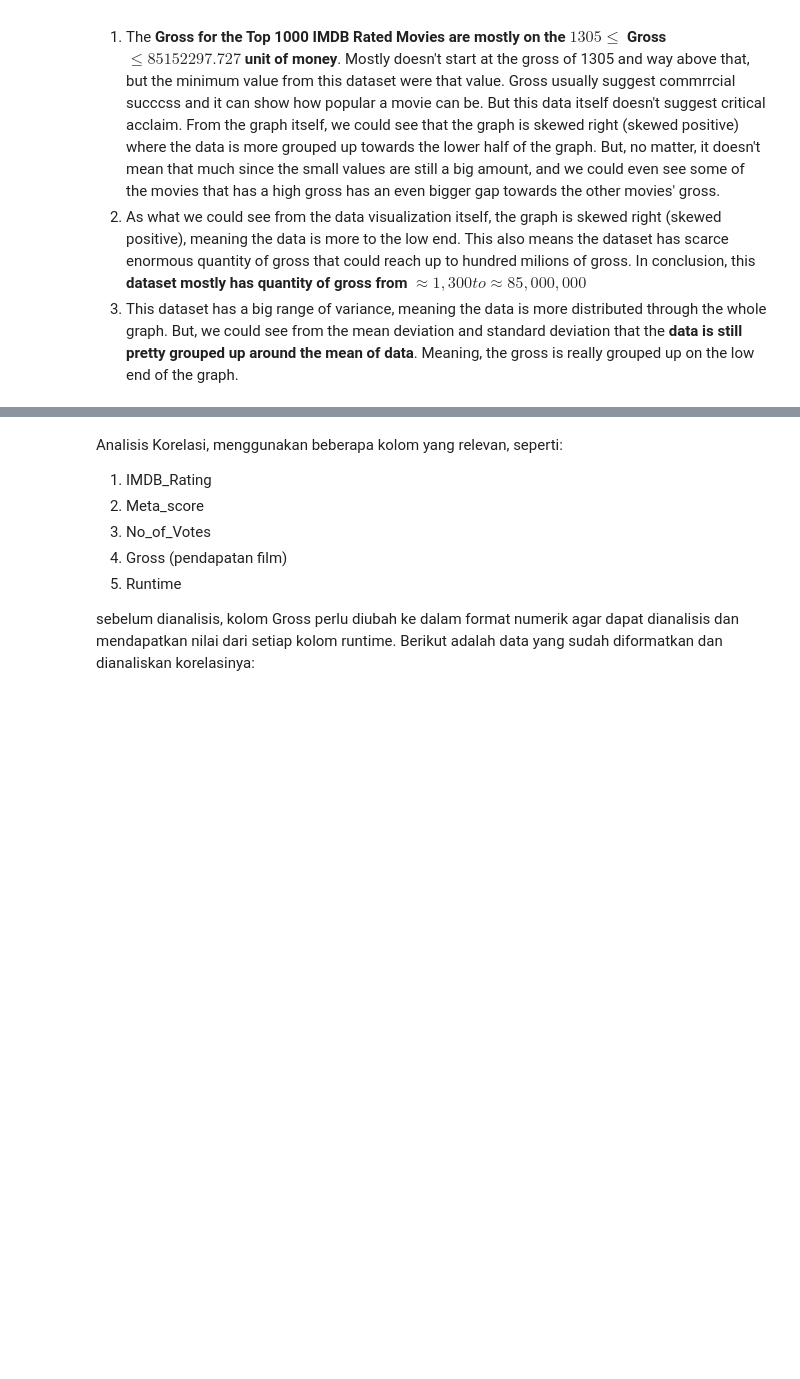
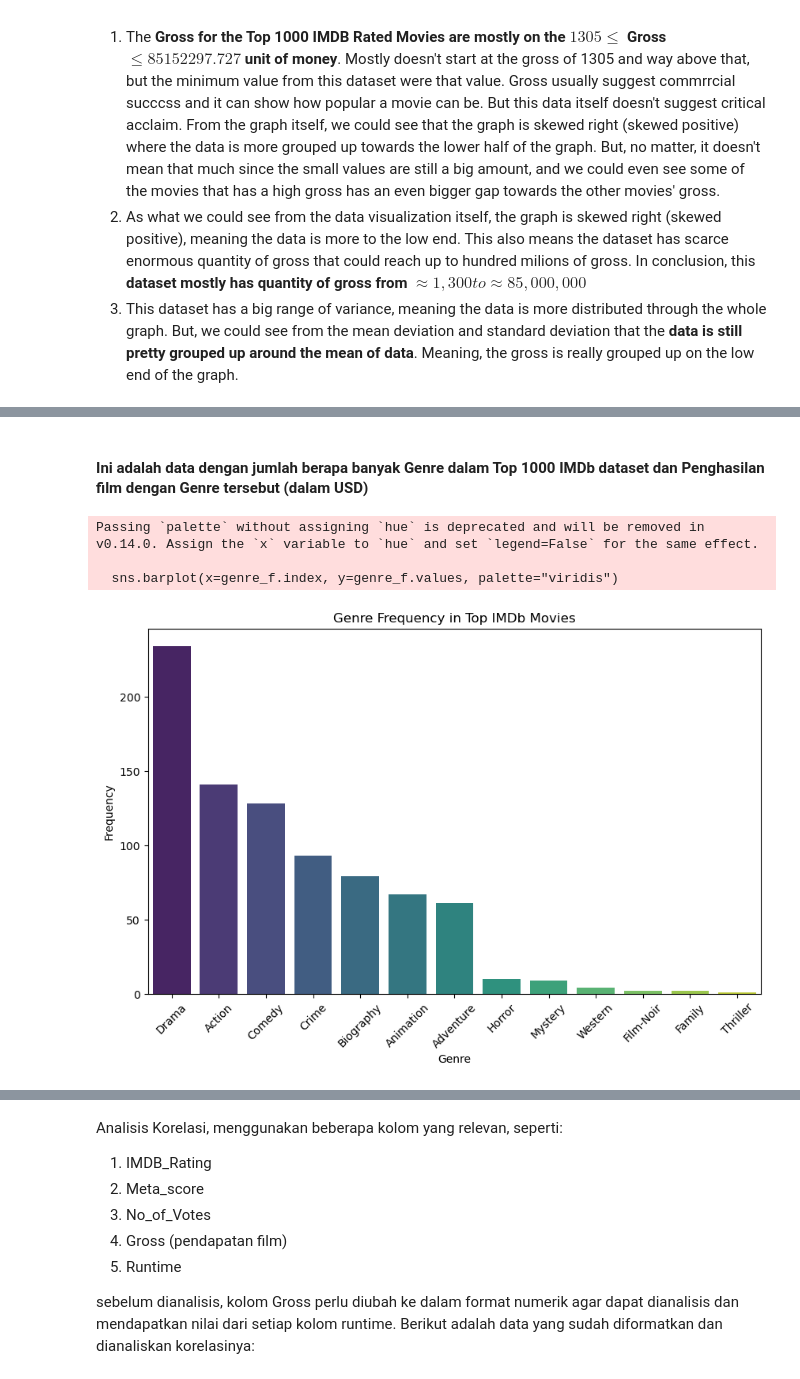
Before and after one commit to sipalingnub/fpStatpropb24, a Jupyter notebook: FP Akhir.ipynb, the cells around one changed output, grey strips where cells are left out. Cells and saved outputs as stored; diff of their text form; code cells hidden in the pictures; blank space fills up the shorter version.

```diff
--- a/FP Akhir.ipynb
+++ b/FP Akhir.ipynb
@@ -1230,0 +1388,6 @@ What we can conclude from the data that we've calculated and from the visualizat
+# %%
+#import movie data (for genre)
+file_path = r'C:\Users\ARUL\Documents\EDUCATIONAL SHIT\kuliah coy\sem 1\FP STATPROB - Copy\movies_data.csv'
+data = pd.read_csv(file_path)
+
+data.head()
@@ -1230,0 +1401,12 @@ What we can conclude from the data that we've calculated and from the visualizat
+# %%
+#bersihkan value NaN
+print(data.info())
+data = data.dropna(subset=["Genre", "Gross", "Runtime", "No_of_Votes"])
+
+#menghitung frekuensi setiap genre
+genre_f = data['Genre'].value_counts()
+print(genre_f)
+
+#gross per genre
+grossbygenre = data.groupby('Genre')['Gross'].sum().sort_values(ascending=False)
+print(grossbygenre)
@@ -1230,0 +1431,16 @@ What we can conclude from the data that we've calculated and from the visualizat
+# %% [markdown]
+#### Ini adalah data dengan jumlah berapa banyak Genre dalam Top 1000 IMDb dataset dan Penghasilan film dengan Genre tersebut (dalam USD)
+# %%
+#visual frekuensi genre
+plt.figure(figsize=(10,6))
+sns.barplot(x=genre_f.index, y=genre_f.values, palette="viridis")
+plt.title("Genre Frequency in Top IMDb Movies")
+plt.xlabel("Genre")
+plt.ylabel("Frequency")
+plt.xticks(rotation=45)
+plt.show()
+# %% [output]
+Passing `palette` without assigning `hue` is deprecated and will be removed in v0.14.0. Assign the `x` variable to `hue` and set `legend=False` for the same effect.
+
+  sns.barplot(x=genre_f.index, y=genre_f.values, palette="viridis")
+[figure, added]
```
Also changed, not shown: parts of 40 cells of this notebook.
